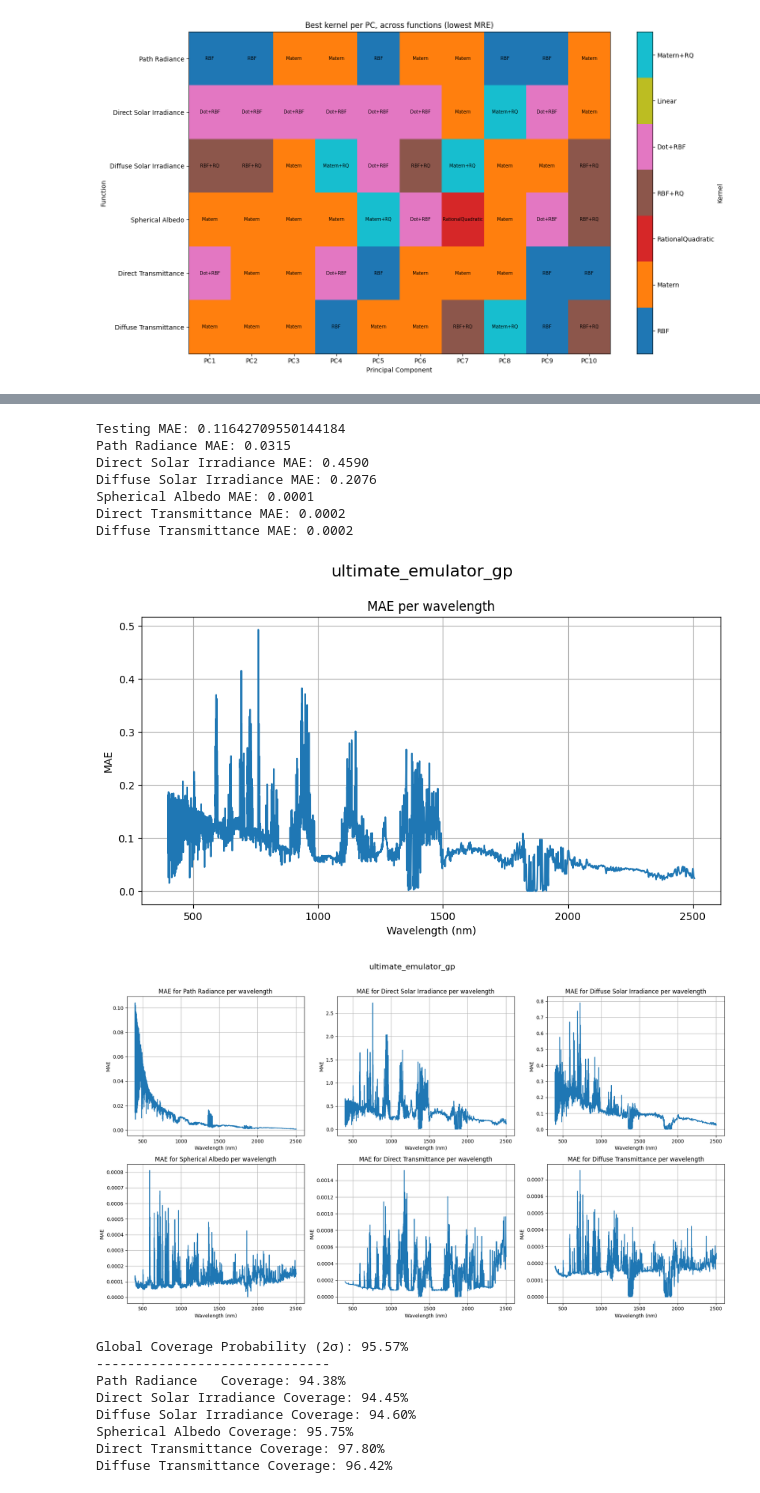
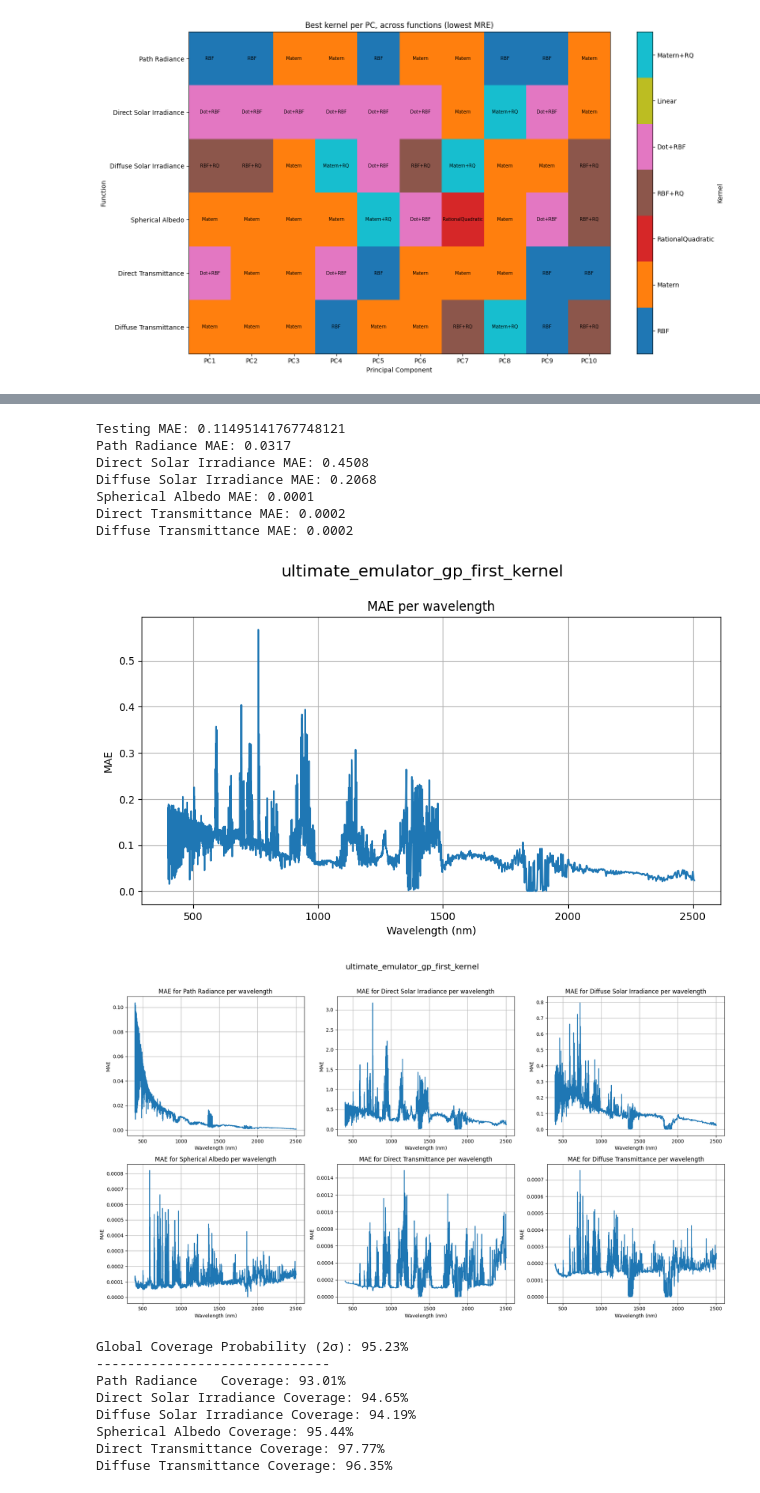
Before and after one commit to Teolul/Masters_Thesis, a Jupyter notebook: gp_pipeline_kernel_selection.ipynb, the cells around one changed output, grey strips where cells are left out. Cells and saved outputs as stored; diff of their text form; code cells hidden in the pictures.

```diff
--- a/gp_pipeline_kernel_selection.ipynb
+++ b/gp_pipeline_kernel_selection.ipynb
@@ -82,13 +84,13 @@ scale_type_pc = "minmax"   # scaling scheme used for this analysis
 dataset_size = int(re.search(r'\d+', Path(globals.CURRENT_TRAIN_FILE).stem).group())
 
 kernels_to_test = {
-    "RBF": utils.kern_rbf,
-    "Matern": utils.kern_matern,
-    "RationalQuadratic": utils.kern_rq,
-    "RBF+RQ": utils.kern_rbf_rq,
-    "Dot+RBF": utils.kern_dot_rbf,
-    "Linear": utils.kern_linear,
-    "Matern+RQ": utils.kern_matern_rq,
+    "RBF": gp_kernels.kern_rbf,
+    "Matern": gp_kernels.kern_matern,
+    "RationalQuadratic": gp_kernels.kern_rq,
+    "RBF+RQ": gp_kernels.kern_rbf_rq,
+    "Dot+RBF": gp_kernels.kern_dot_rbf,
+    "Linear": gp_kernels.kern_linear,
+    "Matern+RQ": gp_kernels.kern_matern_rq,
 }
 kernel_names_pc = list(kernels_to_test.keys())
 
@@ -268,16 +290,21 @@ with open(f"./gp_saves/validation_results/pc_kernel_search_results_{scale_type_p
     pc_kernel_best = pc_results["best"]
     pc_kernel_time = pc_results["time"]
 
-
+exclude_idx = 5  # linear kernel is bad
 for f_idx in range(globals.N_FUNCTIONS):
     func_name = globals.function_names_plots[f_idx]
+
+    mre_matrix = np.delete(pc_kernel_mre[func_name], exclude_idx, axis=0)
+    time_matrix = np.delete(pc_kernel_time[func_name], exclude_idx, axis=0)
+    kernel_names = np.delete(kernel_names_pc, exclude_idx)
+
     plot_kernel_pc_heatmap(
-        pc_kernel_mre[func_name],
-        kernel_names_pc,
+        mre_matrix,
+        kernel_names,
         func_name,
         metric_name="MRE",
         lower_is_better=True,
         save_path=f"./gp_saves/validation_results/pc_kernel_heatmap_{func_name.replace(' ', '_')}_{scale_type_pc}_{dataset_size}.png",
-        time_matrix=pc_kernel_time[func_name]
+        time_matrix=time_matrix
     )
 # %% [output]
@@ -368,16 +395,20 @@ Name: count, dtype: int64
 # %%
 # build the most optimal emulator by selecting the best kernel for each (function, PC) combination
 ultimate_emulator = {}   # function -> list of GP models (one per PC)
+use_first_kernel = True
 
 for f_idx, func_name in enumerate(globals.function_names_plots):
 
     gp_list = []
 
     for pc_idx, kernel_name in enumerate(pc_kernel_best[func_name]):
+        if use_first_kernel:
+            kernel_to_use = pc_kernel_best[func_name][0]
+        else:
+            kernel_to_use = kernel_name
+        print(f"Training {func_name} - PC{pc_idx+1} using {kernel_to_use}")
 
-        print(f"Training {func_name} - PC{pc_idx+1} using {kernel_name}")
-
-        kernel = copy.deepcopy(kernels_to_test[kernel_name])
+        kernel = copy.deepcopy(kernels_to_test[kernel_to_use])
         y_train_pc = Y_tr_reduced_scaled_pc[:, f_idx, pc_idx]
         gpr = GaussianProcessRegressor(kernel=kernel, n_restarts_optimizer=0, random_state=42)
 
@@ -444,8 +477,8 @@ mae_val = utils.mae_score(Y_val, Y_val_pred_pc, wavelengths, axis=None)
 print(f"Ultimate Emulator Validation MRE: {mre_val}")
 print(f"Ultimate Emulator Validation MAE: {mae_val}\n\n")
 
-test_mre, test_mre_per_func = utils.show_test_results_mre(Y_test, Y_test_pred_pc, wavelengths, exp_id="ultimate_emulator_gp", save_path="gp_saves/testing_results/")
-test_mae, test_mae_per_func = utils.show_test_results_mae(Y_test, Y_test_pred_pc, wavelengths, exp_id="ultimate_emulator_gp", save_path="gp_saves/testing_results/")
+test_mre, test_mre_per_func = utils.show_test_results_mre(Y_test, Y_test_pred_pc, wavelengths, exp_id="ultimate_emulator_gp_first_kernel", save_path="gp_saves/testing_results/")
+test_mae, test_mae_per_func = utils.show_test_results_mae(Y_test, Y_test_pred_pc, wavelengths, exp_id="ultimate_emulator_gp_first_kernel", save_path="gp_saves/testing_results/")
 
 # --- coverage probability ---
 global_cov, func_cov = utils.calculate_coverage(Y_test, Y_test_pred_pc, Y_test_std_pc)
@@ -454,6 +487,6 @@ print("-" * 30)
 for i, name in enumerate(globals.function_names_plots):
     print(f"{name:15} Coverage: {func_cov[i]:.2f}%")
 
-utils.show_predicted_vs_true(Y_test, Y_test_pred_pc, Y_test_std_pc, wavelengths, exp_id="ultimate_emulator_gp", save_path="gp_saves/testing_results/")
-utils.show_residuals(Y_test, Y_test_pred_pc, wavelengths, exp_id="ultimate_emulator_gp", save_path="gp_saves/testing_results/")
+utils.show_predicted_vs_true(Y_test, Y_test_pred_pc, Y_test_std_pc, wavelengths, exp_id="ultimate_emulator_gp_first_kernel", save_path="gp_saves/testing_results/")
+utils.show_residuals(Y_test, Y_test_pred_pc, wavelengths, exp_id="ultimate_emulator_gp_first_kernel", save_path="gp_saves/testing_results/")
 # %% [output]
@@ -475,17 +508,17 @@ Diffuse Transmittance MRE: 0.0014
-Testing MAE: 0.11642709550144184
-Path Radiance MAE: 0.0315
-Direct Solar Irradiance MAE: 0.4590
-Diffuse Solar Irradiance MAE: 0.2076
+Testing MAE: 0.11495141767748121
+Path Radiance MAE: 0.0317
+Direct Solar Irradiance MAE: 0.4508
+Diffuse Solar Irradiance MAE: 0.2068
 Spherical Albedo MAE: 0.0001
 Direct Transmittance MAE: 0.0002
 Diffuse Transmittance MAE: 0.0002
-[figure, old version]
+[figure, new version]
-[figure, old version]
+[figure, new version]
-Global Coverage Probability (2σ): 95.57%
+Global Coverage Probability (2σ): 95.23%
 ------------------------------
-Path Radiance   Coverage: 94.38%
-Direct Solar Irradiance Coverage: 94.45%
-Diffuse Solar Irradiance Coverage: 94.60%
-Spherical Albedo Coverage: 95.75%
-Direct Transmittance Coverage: 97.80%
-Diffuse Transmittance Coverage: 96.42%
+Path Radiance   Coverage: 93.01%
+Direct Solar Irradiance Coverage: 94.65%
+Diffuse Solar Irradiance Coverage: 94.19%
+Spherical Albedo Coverage: 95.44%
+Direct Transmittance Coverage: 97.77%
+Diffuse Transmittance Coverage: 96.35%
```
Also changed, not shown: parts of 6 cells of this notebook, 50 other files.
